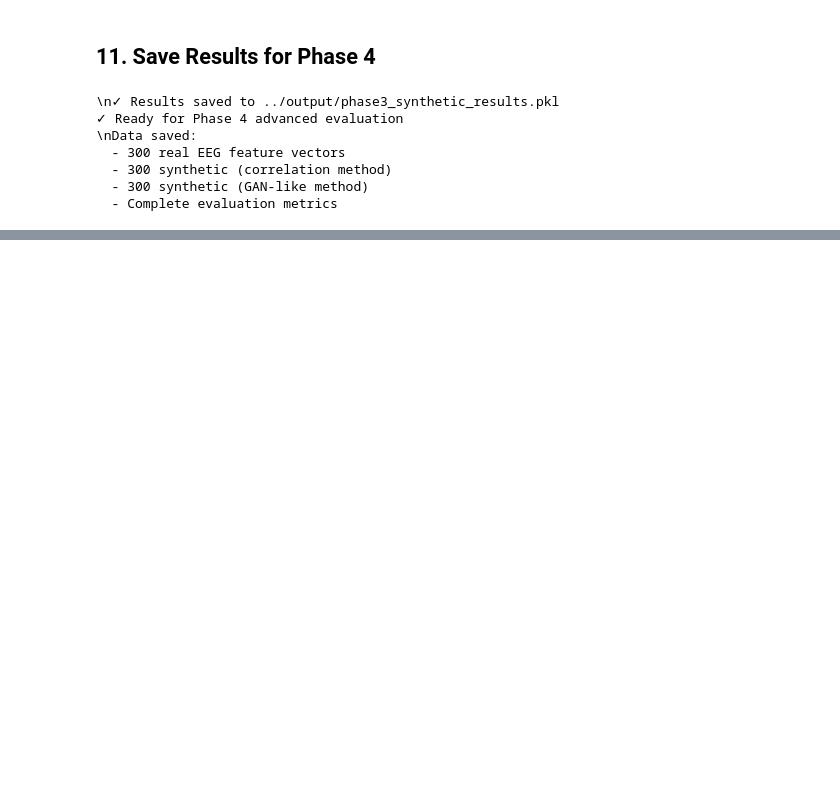
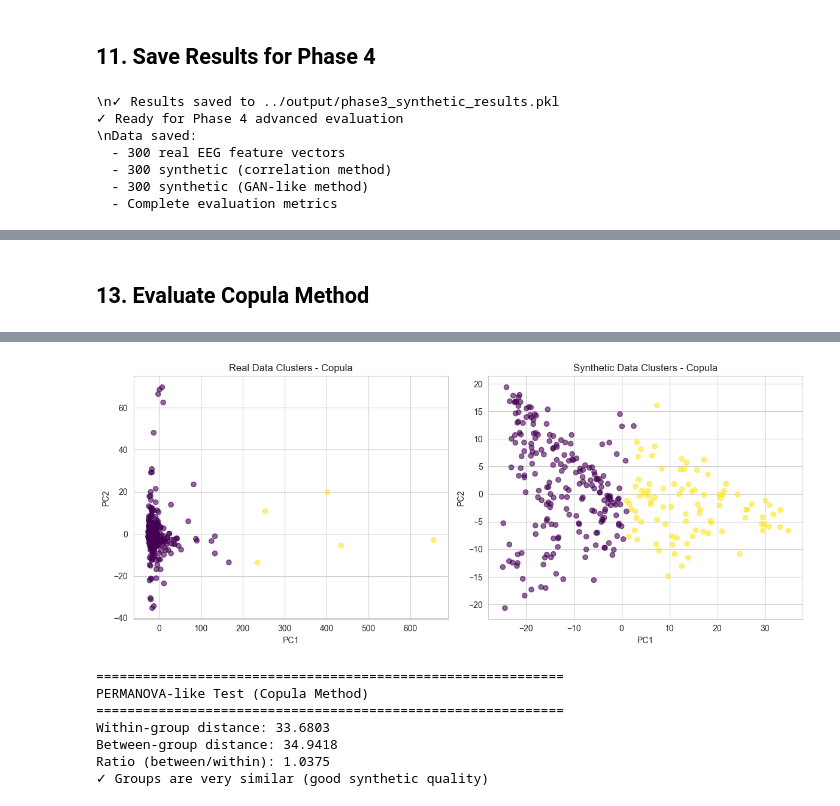
Before and after one commit to ZhaoJackson/Synthetic_EEG_Generation, a Jupyter notebook: src/phase3_synthetic_generation.ipynb, the cells around one changed output, grey strips where cells are left out. Cells and saved outputs as stored; diff of their text form; code cells hidden in the pictures; blank space fills up the shorter version.

```diff
--- a/src/phase3_synthetic_generation.ipynb
+++ b/src/phase3_synthetic_generation.ipynb
@@ -723,0 +841,68 @@ print(f"  - Complete evaluation metrics")
+# %% [markdown]
+## 13. Evaluate Copula Method
+# %%
+# Evaluate Copula method
+print("\n" + "="*60)
+print("EVALUATING COPULA METHOD")
+print("="*60)
+
+# Distribution comparison
+ks_copula, mmd_copula = evaluate_distributions(
+    real_features, synthetic_features_copula, "Copula + CLR"
+)
+
+# TSTR/TRTR
+acc_trtr_copula, acc_tstr_copula = evaluate_tstr_trtr(
+    real_features, labels, synthetic_features_copula, "Copula"
+)
+
+# Real vs Synthetic classification
+acc_copula = evaluate_real_vs_synthetic(
+    real_features, synthetic_features_copula, "Copula + CLR"
+)
+
+# Clustering
+evaluate_clustering(real_features, synthetic_features_copula, "Copula")
+
+# PERMANOVA test
+try:
+    from scipy.stats import f_oneway
+
+    print("\n" + "="*60)
+    print("PERMANOVA-like Test (Copula Method)")
+    print("="*60)
+
+    # Compute pairwise distances
+    from scipy.spatial.distance import pdist, squareform
+
+    combined = np.vstack([real_features, synthetic_features_copula])
+    distances = squareform(pdist(combined, metric='euclidean'))
+
+    # Group labels
+    group_labels = np.array([0]*len(real_features) + [1]*len(synthetic_features_copula))
+
+    # Pseudo-F statistic
+    n = len(combined)
+    within_group_dist = []
+    between_group_dist = []
+
+    for i in range(n):
+        for j in range(i+1, n):
+            if group_labels[i] == group_labels[j]:
+                within_group_dist.append(distances[i,j])
+            else:
+                between_group_dist.append(distances[i,j])
+
+    within_mean = np.mean(within_group_dist)
+    between_mean = np.mean(between_group_dist)
+
+    print(f"Within-group distance: {within_mean:.4f}")
+    print(f"Between-group distance: {between_mean:.4f}")
+    print(f"Ratio (between/within): {between_mean/within_mean:.4f}")
+
+    if between_mean/within_mean < 1.1:
+        print("✓ Groups are very similar (good synthetic quality)")
+
+except Exception as e:
+    print(f"PERMANOVA test failed: {e}")
+# %% [output]
@@ -723,0 +926,8 @@ print(f"  - Complete evaluation metrics")
+[figure, added]
+============================================================
+PERMANOVA-like Test (Copula Method)
+============================================================
+Within-group distance: 33.6803
+Between-group distance: 34.9418
+Ratio (between/within): 1.0375
+✓ Groups are very similar (good synthetic quality)
```
Also changed, not shown: parts of 16 cells of this notebook, 4 other files.
